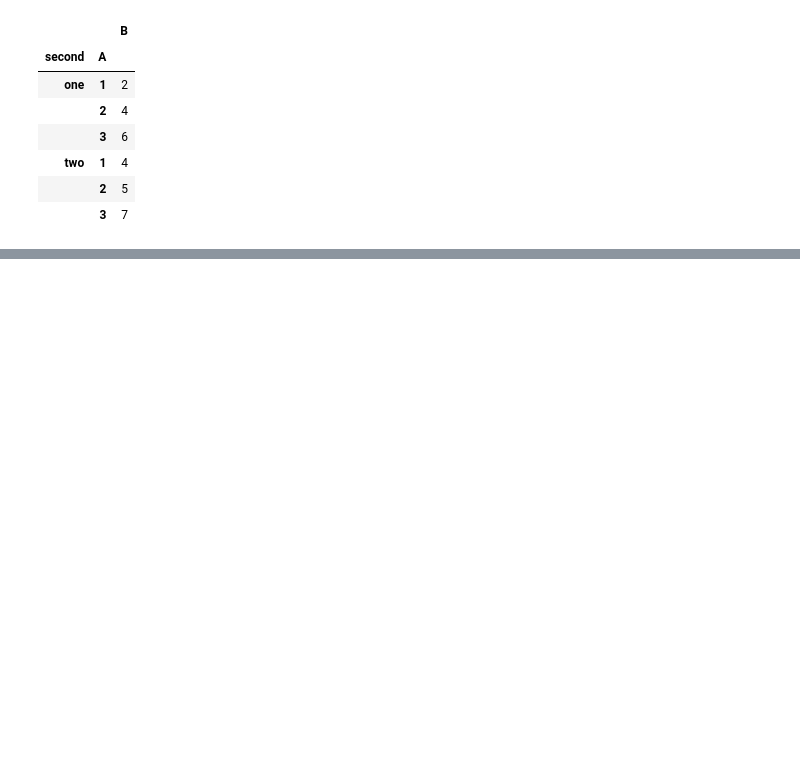
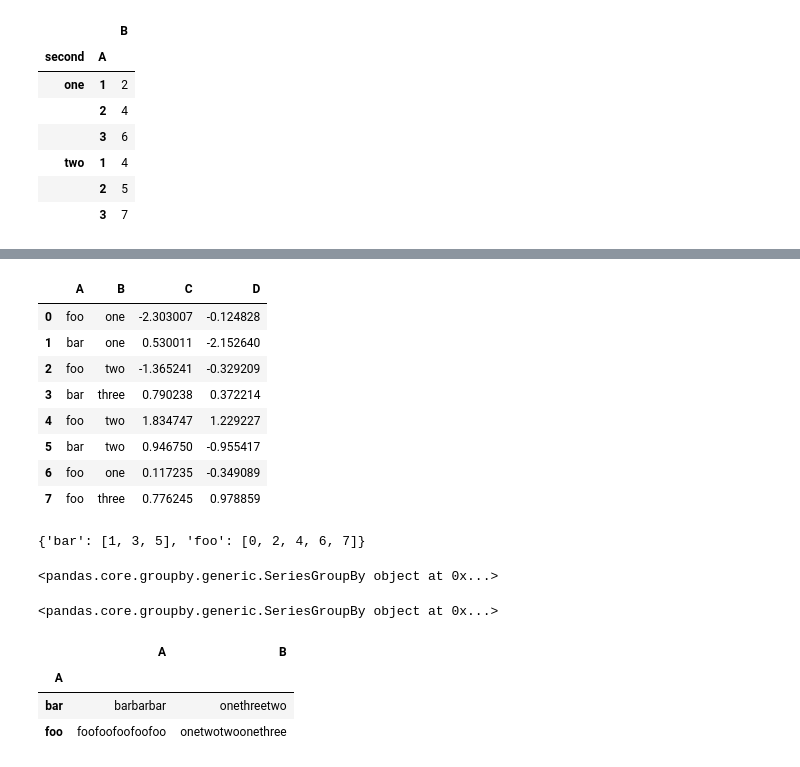
Before and after one commit to ilyak93/self-studying, a Jupyter notebook: DataEngineering/pandas/pandas_groupby.ipynb, the cells around one changed output, grey strips where cells are left out. Saved outputs shown, nothing was run; the diff lists cells and outputs as text; code cells hidden in the pictures; blank space fills up the shorter version.

```diff
--- a/DataEngineering/pandas/pandas_groupby.ipynb
+++ b/DataEngineering/pandas/pandas_groupby.ipynb
@@ -499,0 +511,29 @@ df.groupby([pd.Grouper(level=1), "A"]).sum()
+# %%
+df = pd.DataFrame(
+
+    {
+
+        "A": ["foo", "bar", "foo", "bar", "foo", "bar", "foo", "foo"],
+
+        "B": ["one", "one", "two", "three", "two", "two", "one", "three"],
+
+        "C": np.random.randn(8),
+
+        "D": np.random.randn(8),
+
+    }
+
+)
+
+
+df
+# %% [output]
+|  | A | B | C | D |
+| 0 | foo | one | -2.303007 | -0.124828 |
+| 1 | bar | one | 0.530011 | -2.152640 |
+| 2 | foo | two | -1.365241 | -0.329209 |
+| 3 | bar | three | 0.790238 | 0.372214 |
+| 4 | foo | two | 1.834747 | 1.229227 |
+| 5 | bar | two | 0.946750 | -0.955417 |
+| 6 | foo | one | 0.117235 | -0.349089 |
+| 7 | foo | three | 0.776245 | 0.978859 |
@@ -499,0 +546,19 @@ df.groupby([pd.Grouper(level=1), "A"]).sum()
+# %%
+grouped.groups
+# %% [output]
+{'bar': [1, 3, 5], 'foo': [0, 2, 4, 6, 7]}
+# %%
+grouped_C
+# %% [output]
+<pandas.core.groupby.generic.SeriesGroupBy object at 0x...>
+# %%
+df["C"].groupby(df["A"])
+# %% [output]
+<pandas.core.groupby.generic.SeriesGroupBy object at 0x...>
+# %%
+grouped[["A", "B"]].sum()
+# %% [output]
+|  | A | B |
+| A |  |  |
+| bar | barbarbar | onethreetwo |
+| foo | foofoofoofoofoo | onetwotwoonethree |
```
Also changed, not shown: parts of 9 cells of this notebook.
